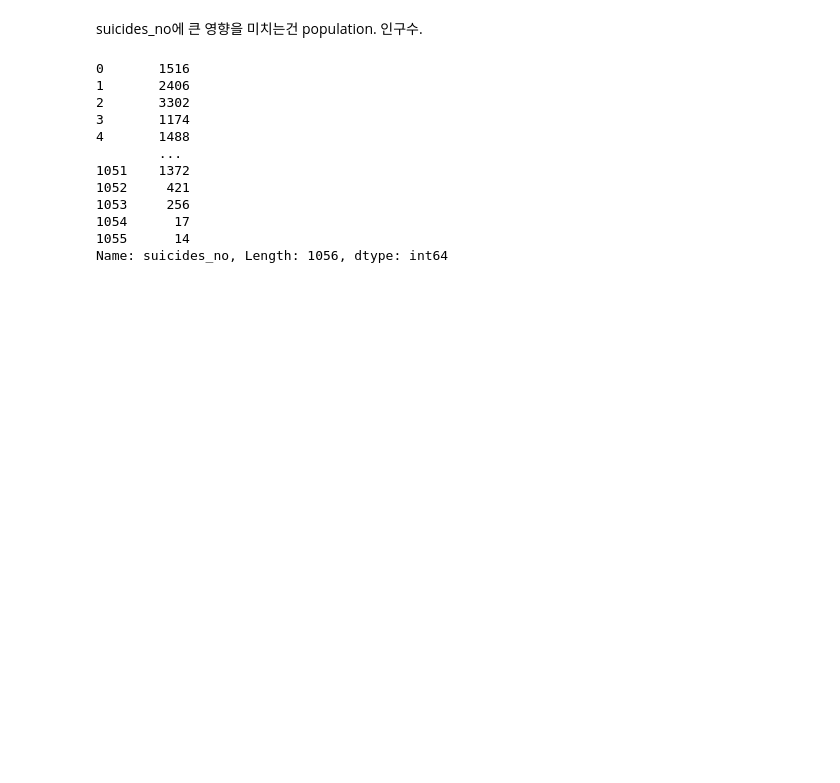
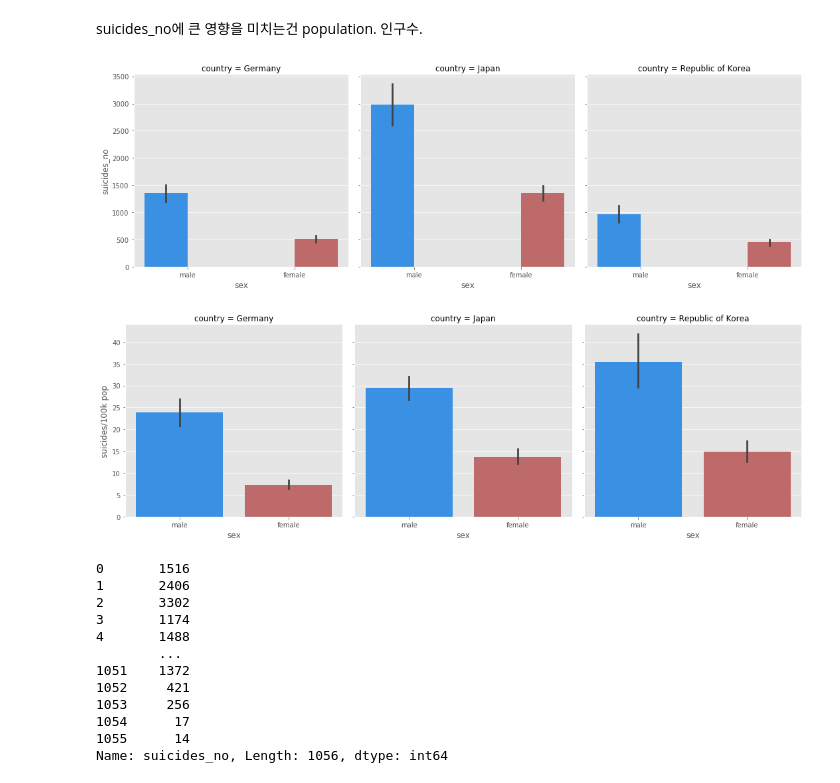
Before and after one commit to skdbsxir/DS-Studying, a Jupyter notebook: [Self Project]/X001-3. Suicides Rates Overview.ipynb, the cells around one changed output. Drawn from its saved outputs; the diff is of its cells as text; code cells hidden in the pictures; blank space fills up the shorter version.

```diff
--- a/[Self Project]/X001-3. Suicides Rates Overview.ipynb
+++ b/[Self Project]/X001-3. Suicides Rates Overview.ipynb
@@ -346,6 +346,22 @@ plt.show()
 [figure]
 # %% [markdown]
 suicides_no에 큰 영향을 미치는건 population. 인구수.
+# %%
+# 얘도 나라별로 한번 봐보자.
+# 색 구분은 색상코드표에서 뜯어와서 적당히 넣자 그냥.
+colorList = ['#1E90FF', '#CD5C5C']
+#sns.catplot(kind='bar', data=df, x='sex', y='suicides_no', col='country',
+#            palette=sns.color_palette(colorList), hue='sex') # hue 차이가 뭐지?
+sns.catplot(kind='bar', data=df, x='sex', y='sucides_no', col='country',
+            pale)
+plt.show()
+
+sns.catplot(kind='bar', data=df, x='sex', y='suicides/100k pop', col='country',
+            palette=sns.color_palette(colorList))
+plt.show()
+# %% [output]
+[figure, added]
+[figure, added]
 # %%
 import statsmodels.api as sm
 # %%
```
